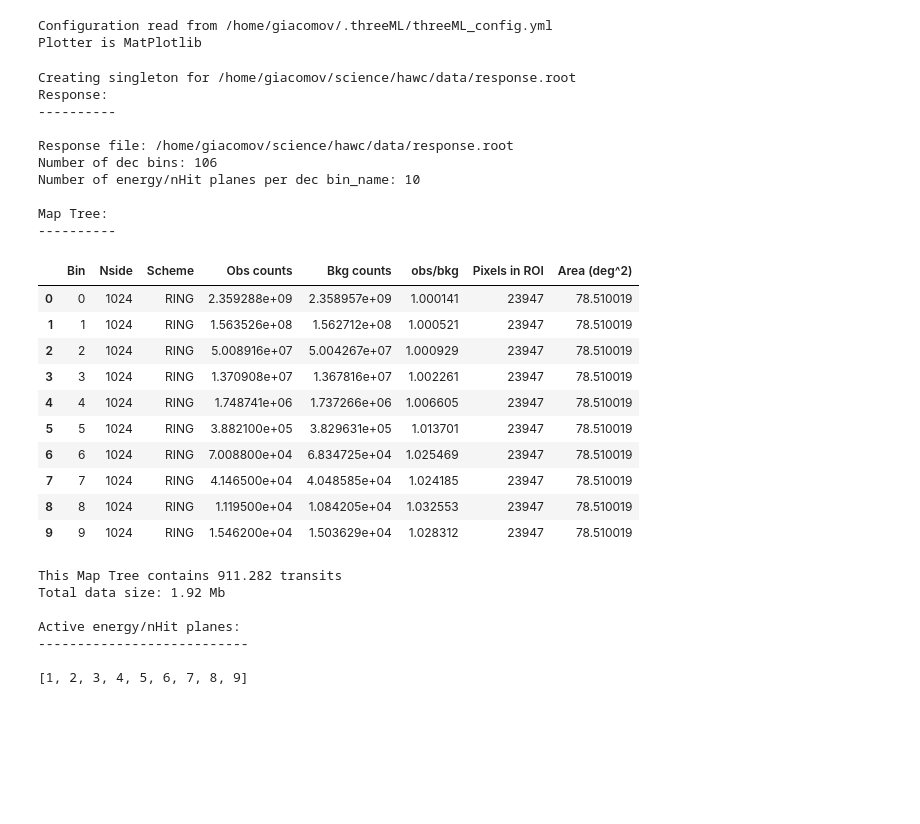
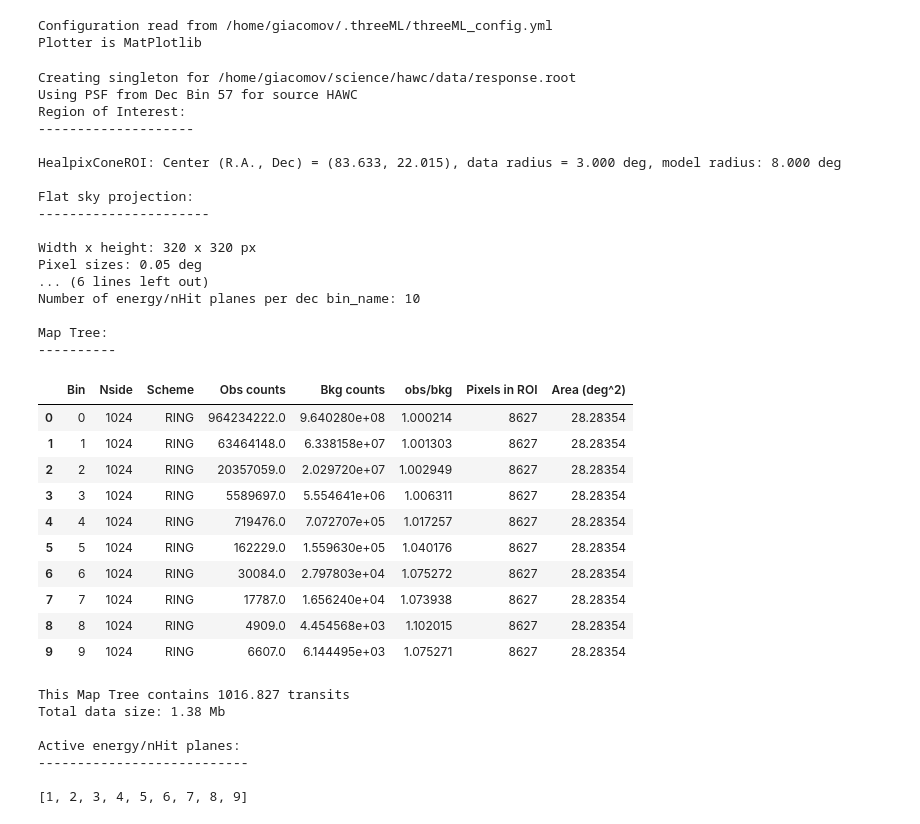
Before and after one commit to threeML/hawc_hal, a Jupyter notebook: hawc_data_reader/test_like.ipynb, the cells around one changed output. Drawn from its saved outputs; the diff is of its cells as text; code cells hidden in the pictures; blank space fills up the shorter version.

```diff
--- a/hawc_data_reader/test_like.ipynb
+++ b/hawc_data_reader/test_like.ipynb
@@ -15,40 +15,48 @@ Plotter is MatPlotlib
 # %%
 ra_crab, dec_crab = 83.633083, 22.014500
 
-roi = region_of_interest.HealpixConeROI(5.0, ra=ra_crab, dec=dec_crab)
+roi = region_of_interest.HealpixConeROI(3.0, 8.0, ra=ra_crab, dec=dec_crab)
 
 hawc = HAWCpyLike("HAWC",
                   "/home/giacomov/science/hawc/data/maptree_1024.root",
                   "/home/giacomov/science/hawc/data/response.root",
-                  roi)
+                  roi,
+                  0.05)
 
 hawc.set_active_measurements(1, 9)
 
 hawc.display()
 # %% [output]
 Creating singleton for /home/giacomov/science/hawc/data/response.root
-Response:
-----------
+Using PSF from Dec Bin 57 for source HAWC
+Region of Interest:
+--------------------
 
-Response file: /home/giacomov/science/hawc/data/response.root
-Number of dec bins: 106
+HealpixConeROI: Center (R.A., Dec) = (83.633, 22.015), data radius = 3.000 deg, model radius: 8.000 deg
+
+Flat sky projection:
+----------------------
+
+Width x height: 320 x 320 px
+Pixel sizes: 0.05 deg
+... (6 lines left out)
 Number of energy/nHit planes per dec bin_name: 10
 
 Map Tree:
 ----------
 |  | Bin | Nside | Scheme | Obs counts | Bkg counts | obs/bkg | Pixels in ROI | Area (deg^2) |
-| 0 | 0 | 1024 | RING | 2.359288e+09 | 2.358957e+09 | 1.000141 | 23947 | 78.510019 |
-| 1 | 1 | 1024 | RING | 1.563526e+08 | 1.562712e+08 | 1.000521 | 23947 | 78.510019 |
-| 2 | 2 | 1024 | RING | 5.008916e+07 | 5.004267e+07 | 1.000929 | 23947 | 78.510019 |
-| 3 | 3 | 1024 | RING | 1.370908e+07 | 1.367816e+07 | 1.002261 | 23947 | 78.510019 |
-| 4 | 4 | 1024 | RING | 1.748741e+06 | 1.737266e+06 | 1.006605 | 23947 | 78.510019 |
-| 5 | 5 | 1024 | RING | 3.882100e+05 | 3.829631e+05 | 1.013701 | 23947 | 78.510019 |
-| 6 | 6 | 1024 | RING | 7.008800e+04 | 6.834725e+04 | 1.025469 | 23947 | 78.510019 |
-| 7 | 7 | 1024 | RING | 4.146500e+04 | 4.048585e+04 | 1.024185 | 23947 | 78.510019 |
-| 8 | 8 | 1024 | RING | 1.119500e+04 | 1.084205e+04 | 1.032553 | 23947 | 78.510019 |
-| 9 | 9 | 1024 | RING | 1.546200e+04 | 1.503629e+04 | 1.028312 | 23947 | 78.510019 |
+| 0 | 0 | 1024 | RING | 964234222.0 | 9.640280e+08 | 1.000214 | 8627 | 28.28354 |
+| 1 | 1 | 1024 | RING | 63464148.0 | 6.338158e+07 | 1.001303 | 8627 | 28.28354 |
+| 2 | 2 | 1024 | RING | 20357059.0 | 2.029720e+07 | 1.002949 | 8627 | 28.28354 |
+| 3 | 3 | 1024 | RING | 5589697.0 | 5.554641e+06 | 1.006311 | 8627 | 28.28354 |
+| 4 | 4 | 1024 | RING | 719476.0 | 7.072707e+05 | 1.017257 | 8627 | 28.28354 |
+| 5 | 5 | 1024 | RING | 162229.0 | 1.559630e+05 | 1.040176 | 8627 | 28.28354 |
+| 6 | 6 | 1024 | RING | 30084.0 | 2.797803e+04 | 1.075272 | 8627 | 28.28354 |
+| 7 | 7 | 1024 | RING | 17787.0 | 1.656240e+04 | 1.073938 | 8627 | 28.28354 |
+| 8 | 8 | 1024 | RING | 4909.0 | 4.454568e+03 | 1.102015 | 8627 | 28.28354 |
+| 9 | 9 | 1024 | RING | 6607.0 | 6.144495e+03 | 1.075271 | 8627 | 28.28354 |
-This Map Tree contains 911.282 transits
-Total data size: 1.92 Mb
+This Map Tree contains 1016.827 transits
+Total data size: 1.38 Mb
 
 Active energy/nHit planes:
 ---------------------------
```
Also changed, not shown: parts of 9 cells of this notebook, 7 other files.
